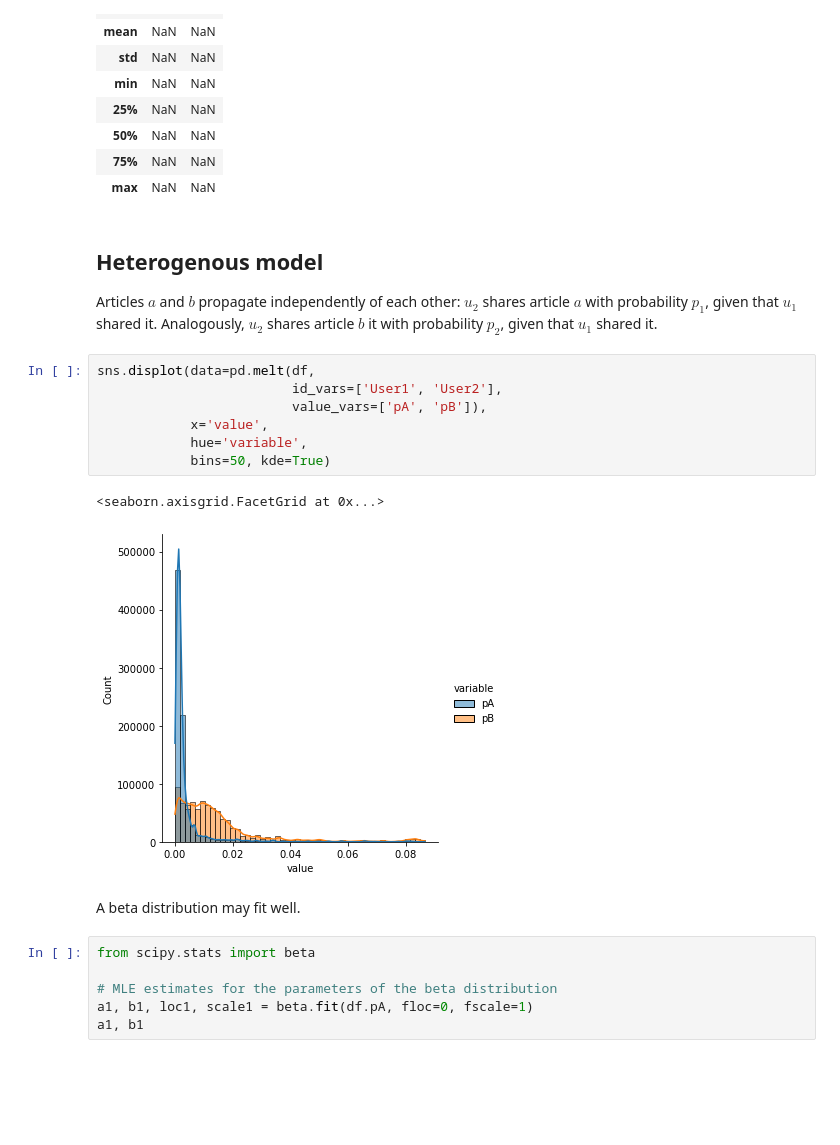
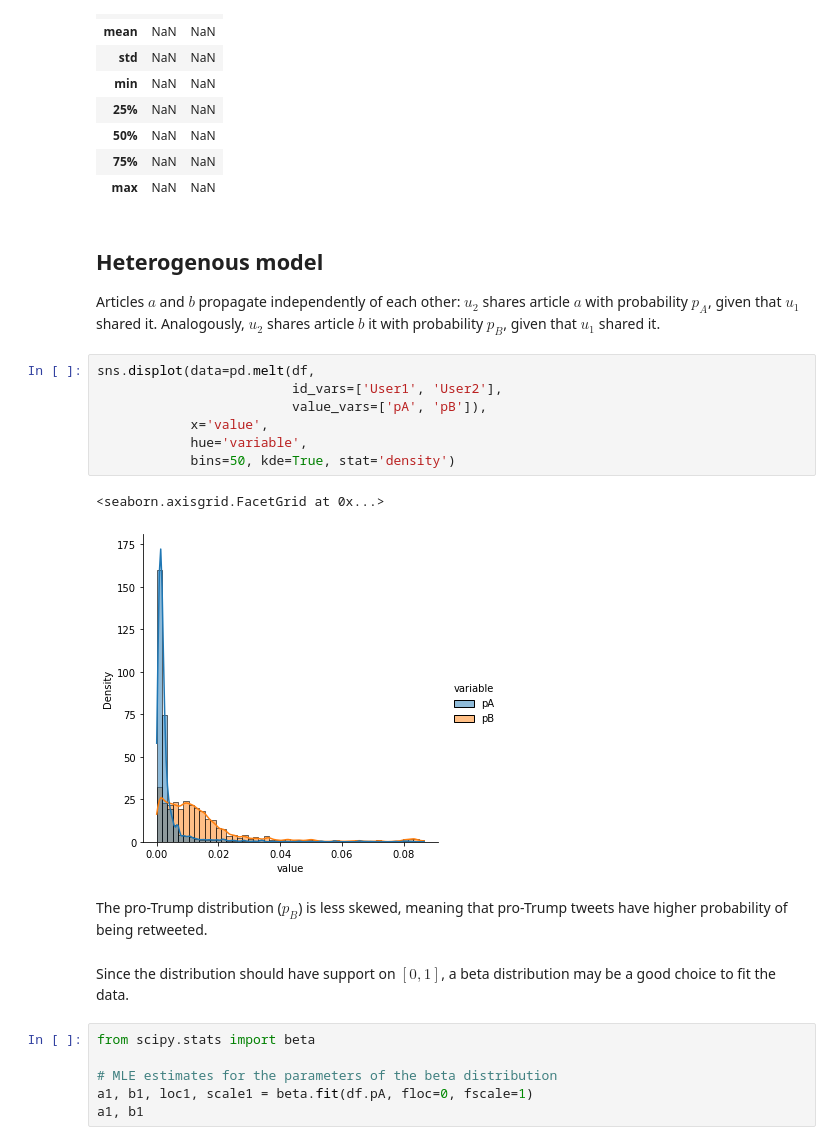
Before and after one commit to jfinocchiaro/long-term-fair-mdps, a Jupyter notebook: political-influence/probability_sharing_distributions.ipynb, the cells around one changed output. Drawn from its saved outputs; the diff is of its cells as text; blank space fills up the shorter version.

```diff
--- a/political-influence/probability_sharing_distributions.ipynb
+++ b/political-influence/probability_sharing_distributions.ipynb
@@ -85,19 +85,21 @@ df[df.User1.isin(B) & df.User2.isin(A)].describe()
 # %% [markdown]
 ## Heterogenous model
 
-Articles $a$ and $b$ propagate independently of each other: $u_2$ shares article $a$ with probability $p_1$, given that $u_1$ shared it. Analogously, $u_2$ shares article $b$ it with probability $p_2$, given that $u_1$ shared it.
+Articles $a$ and $b$ propagate independently of each other: $u_2$ shares article $a$ with probability $p_A$, given that $u_1$ shared it. Analogously, $u_2$ shares article $b$ it with probability $p_B$, given that $u_1$ shared it.
 # %%
 sns.displot(data=pd.melt(df,
                          id_vars=['User1', 'User2'],
                          value_vars=['pA', 'pB']),
             x='value',
             hue='variable',
-            bins=50, kde=True)
+            bins=50, kde=True, stat='density')
 # %% [output]
 <seaborn.axisgrid.FacetGrid at 0x...>
-[figure, old version]
+[figure, new version]
-# %% [markdown]
-A beta distribution may fit well.
+# %% [markdown]
+The pro-Trump distribution ($p_B$) is less skewed, meaning that pro-Trump tweets have higher probability of being retweeted.
+# %% [markdown]
+Since the distribution should have support on $[0,1]$, a beta distribution may be a good choice to fit the data.
 # %%
 from scipy.stats import beta
 
```
